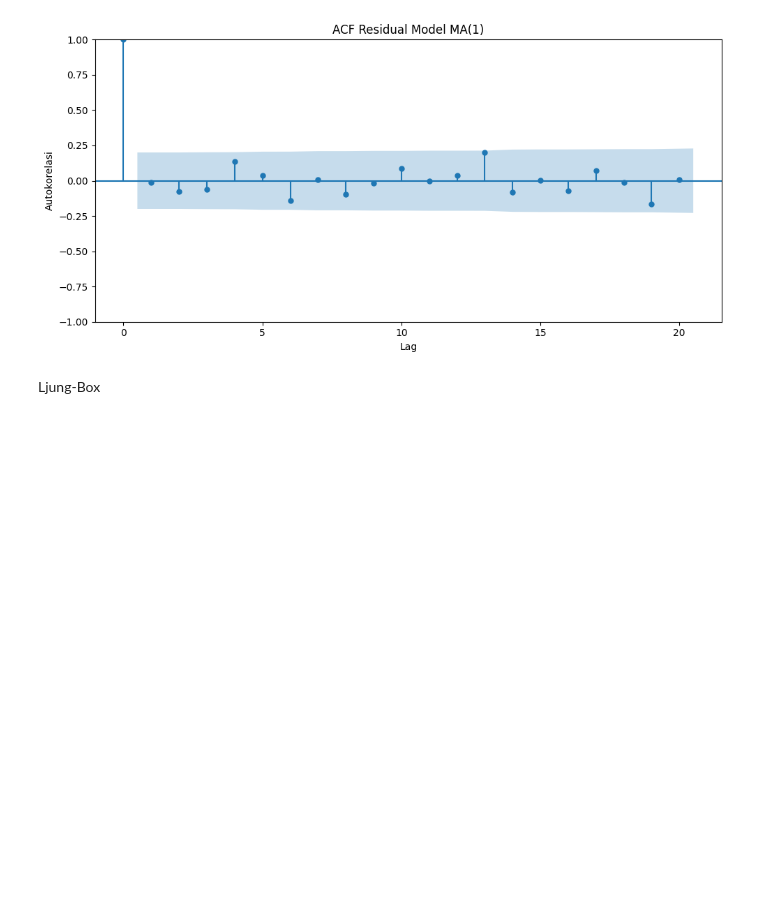
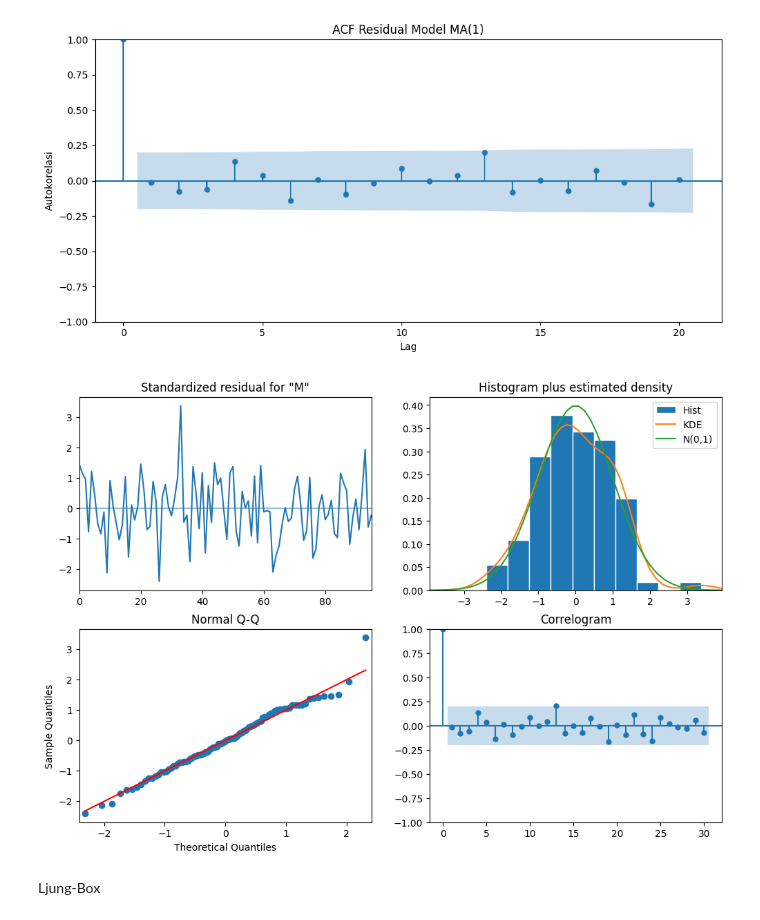
Before and after one commit to virenmarcellya12/Analisis-Deret-Waktu, a Jupyter notebook: Tugas_Kelompok_Praktikum_5.ipynb, the cells around one changed output. Saved outputs shown, nothing was run; the diff lists cells and outputs as text; code cells hidden in the pictures; blank space fills up the shorter version.

```diff
--- a/Tugas_Kelompok_Praktikum_5.ipynb
+++ b/Tugas_Kelompok_Praktikum_5.ipynb
@@ -563,6 +563,24 @@ plt.tight_layout()
 plt.show()
 # %% [output]
 [figure]
+# %%
+from statsmodels.tsa.arima.model import ARIMA
+
+model_ma1 = ARIMA(
+    train_ma,
+    order=(0, 0, 1)
+).fit()
+
+# Diagnostik sisaan model MA(1)
+
+model_ma1.plot_diagnostics(
+    figsize=(12, 8),
+    lags=30
+)
+
+plt.show()
+# %% [output]
+[figure, added]
 # %% [markdown]
 Ljung-Box
 # %%
```
Also changed, not shown: parts of 23 cells of this notebook.
